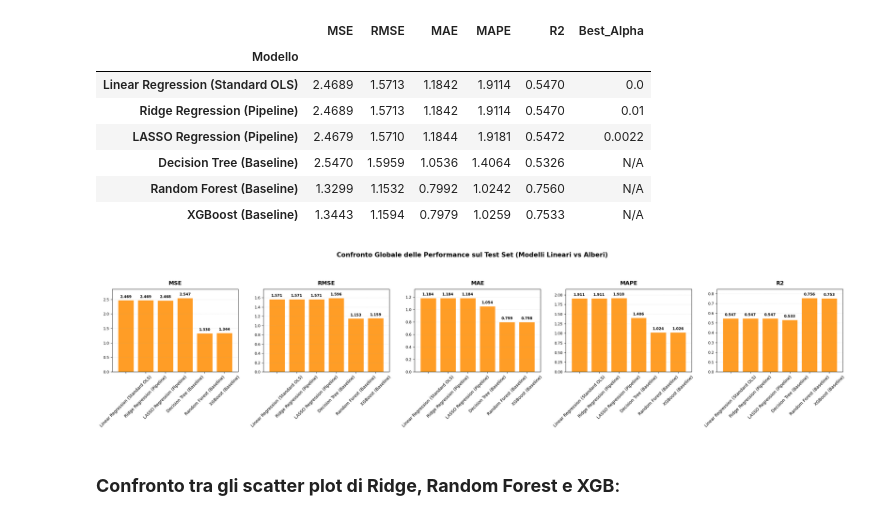
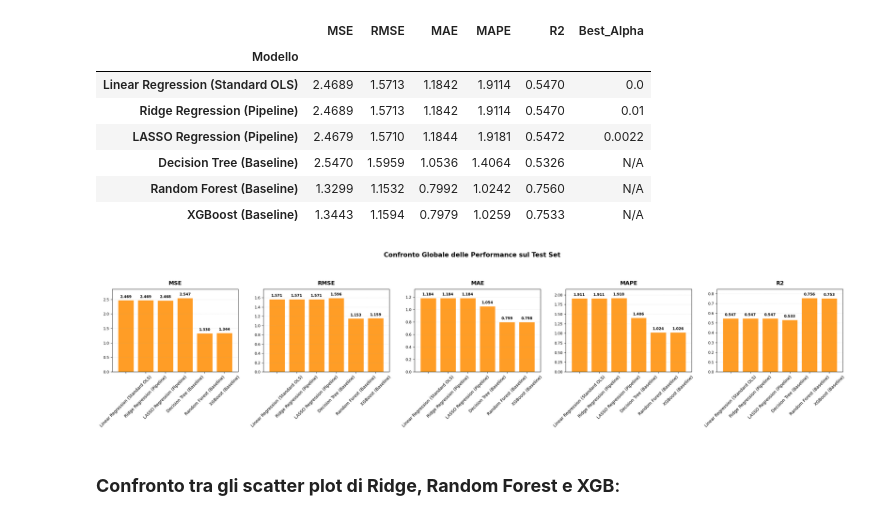
Before and after one commit to elettra-ven/DIA-Ventura-SolAq, a Jupyter notebook: AqSol_DIA_Ventura.ipynb, the cells around one changed output. Saved outputs shown, nothing was run; the diff lists cells and outputs as text; code cells hidden in the pictures.

```diff
--- a/AqSol_DIA_Ventura.ipynb
+++ b/AqSol_DIA_Ventura.ipynb
@@ -1154,35 +1154,35 @@ fig, axes = plt.subplots(1, len(metrics), figsize=(5 * len(metrics), 5.5))
 for i, metric in enumerate(metrics):
     ax = axes[i]
     val = results_df[metric].astype(float)
     bars = ax.bar(results_df['Modello'], val, color="darkorange", edgecolor="white", alpha=0.85)
     ax.set_title(metric, fontweight="bold", fontsize=13, pad=10)
 
     ax.tick_params(axis='x', rotation=45, labelsize=10)
     ax.tick_params(axis='y', labelsize=9)
 
     ax.grid(axis='y', linestyle=':', alpha=0.4)
     max_val = val.max()
     offset = max_val * 0.02
 
     for bar in bars:
         height = bar.get_height()
         ax.text(
             bar.get_x() + bar.get_width()/2,
             height + offset,
             f"{height:.3f}",
             ha="center",
             va="bottom",
             fontsize=8.5,
             fontweight="bold"
         )
     ax.set_ylim(0, max_val + (offset * 6))
 
-plt.suptitle("Confronto Globale delle Performance sul Test Set (Modelli Lineari vs Alberi)",
+plt.suptitle("Confronto Globale delle Performance sul Test Set",
              fontsize=15, fontweight='bold', y=1.08)
 plt.tight_layout()
 plt.show()
 # %% [output]
-[figure, old version]
+[figure, new version]
 # %% [markdown]
 ### **Confronto tra gli scatter plot di Ridge, Random Forest e XGB**:
 # %%
```
Also changed, not shown: parts of 9 cells of this notebook.
